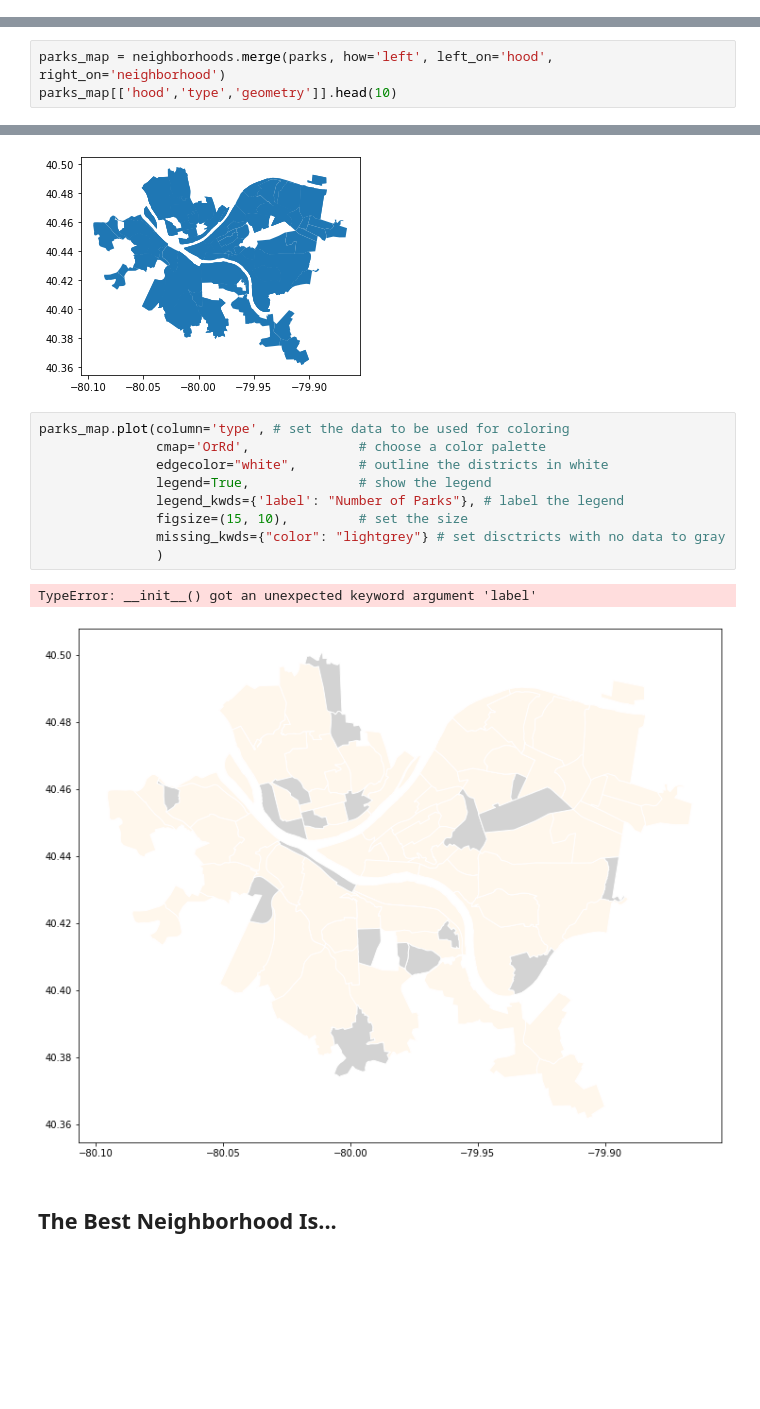
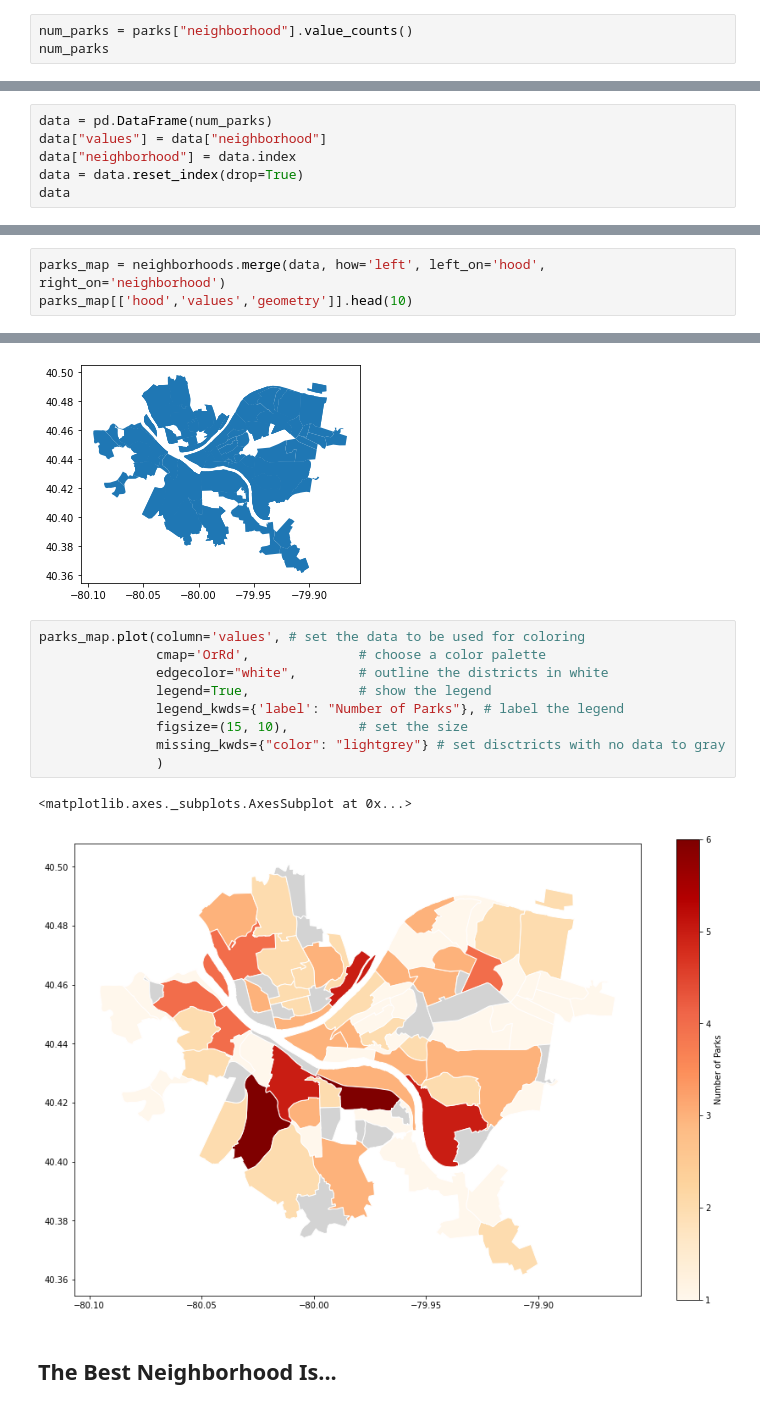
Before and after one commit to eliotann99/big_ideas_final, a Jupyter notebook: Maya-Notebook.ipynb, the cells around one changed output, grey strips where cells are left out. Saved outputs shown, nothing was run; the diff lists cells and outputs as text; blank space fills up the shorter version.

```diff
--- a/Maya-Notebook.ipynb
+++ b/Maya-Notebook.ipynb
@@ -90 +88,4 @@ South Side Slopes        6
 Name: neighborhood, Length: 71, dtype: int64
+# %%
+num_parks = parks["neighborhood"].value_counts()
+num_parks
@@ -96,0 +119,6 @@ neighborhoods.plot()
+# %%
+data = pd.DataFrame(num_parks)
+data["values"] = data["neighborhood"]
+data["neighborhood"] = data.index
+data = data.reset_index(drop=True)
+data
@@ -97,4 +139,4 @@ neighborhoods.plot()
 # %%
-parks_map = neighborhoods.merge(parks, how='left', left_on='hood', right_on='neighborhood')
-parks_map[['hood','type','geometry']].head(10)
+parks_map = neighborhoods.merge(data, how='left', left_on='hood', right_on='neighborhood')
+parks_map[['hood','values','geometry']].head(10)
 # %% [output]
@@ -115,16 +157,16 @@ parks_map.plot(column='type')
 <matplotlib.axes._subplots.AxesSubplot at 0x...>
 [figure]
 # %%
-parks_map.plot(column='type', # set the data to be used for coloring
+parks_map.plot(column='values', # set the data to be used for coloring
                cmap='OrRd',              # choose a color palette
                edgecolor="white",        # outline the districts in white
                legend=True,              # show the legend
                legend_kwds={'label': "Number of Parks"}, # label the legend
                figsize=(15, 10),         # set the size
                missing_kwds={"color": "lightgrey"} # set disctricts with no data to gray
                )
 # %% [output]
-TypeError: __init__() got an unexpected keyword argument 'label'
+<matplotlib.axes._subplots.AxesSubplot at 0x...>
-[figure, old version]
+[figure, new version]
 # %% [markdown]
 ## The Best Neighborhood Is...
```
Also changed, not shown: parts of 9 cells of this notebook.
